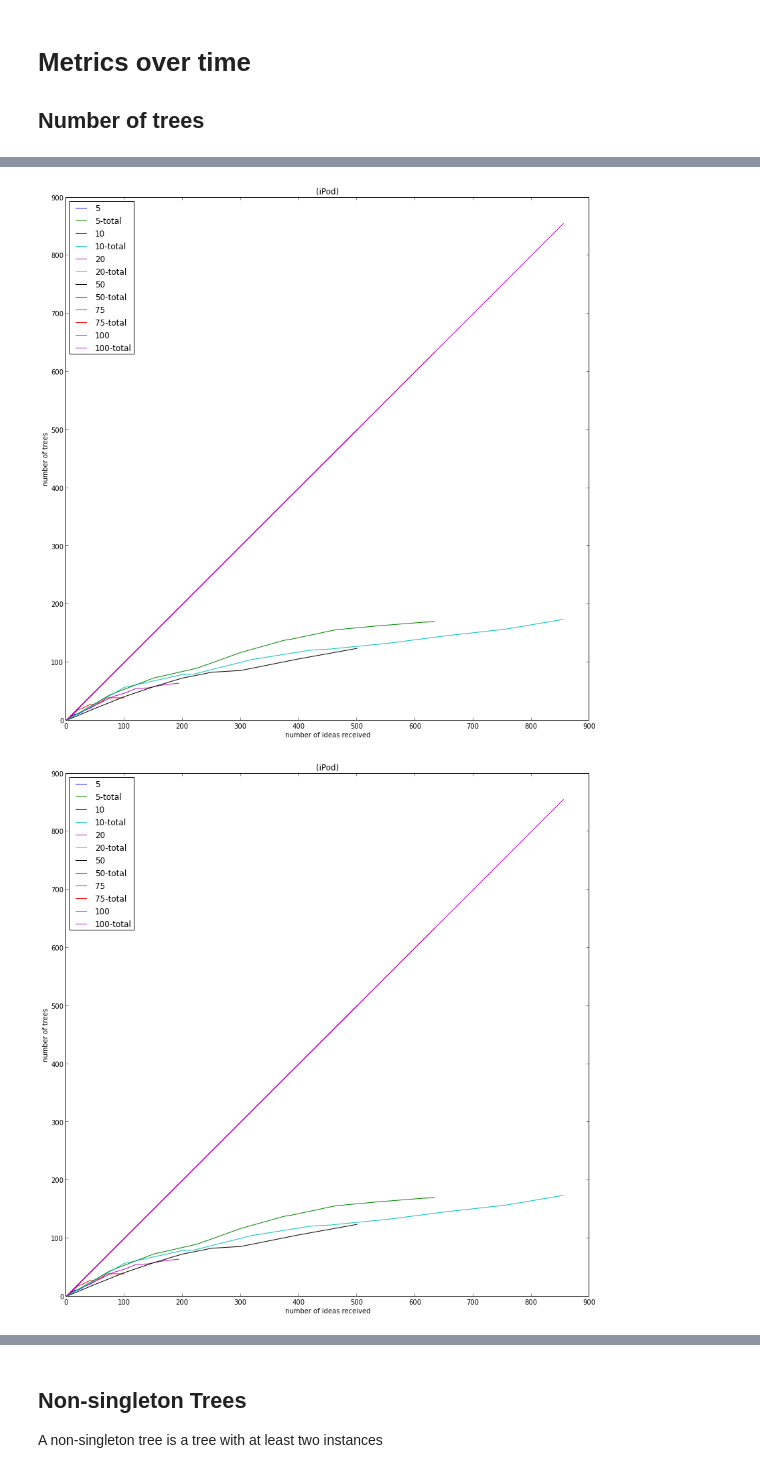
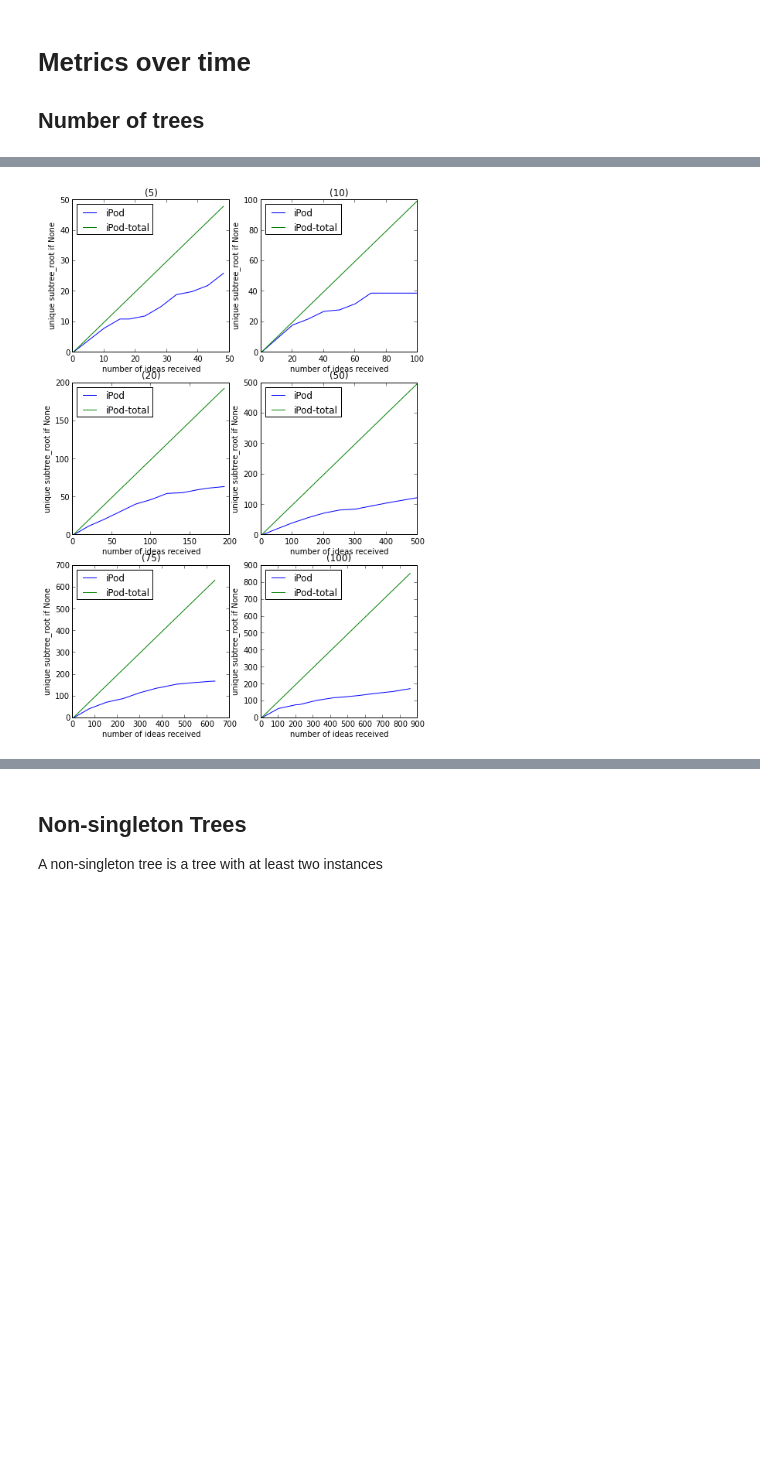
Before and after one commit to filkry/crowbrain, a Jupyter notebook: exps/post_pilot18_stats.ipynb, the cells around one changed output, grey strips where cells are left out. Cells and saved outputs as stored; diff of their text form; code cells hidden in the pictures; blank space fills up the shorter version.

```diff
--- a/exps/post_pilot18_stats.ipynb
+++ b/exps/post_pilot18_stats.ipynb
@@ -1148,13 +1171,5 @@ subplots_cross_cond(vcdf, 'num_requested',
-# %%
-pf = dec_plot_func_cross_cond(plot_func_cumulative_count_no_repeat('subtree_root'),
-                          'num_requested', legend_loc='upper left')
-
-vcdf = df[df['valid_cluster'] > 0]
-subplots_cross_cond(vcdf, 'question_code',
-                    xlab = 'number of ideas received',
-                    ylab = 'number of trees',
-                    plot_func = pf,
-                    subplot_size = (14,14))
-# %% [output]
-[figure, removed]
-[figure, removed]
+# %%
+vcdf = df[df['valid_cluster'] > 0]
+field_by_order_split_nr(vcdf, 'subtree_root')
+# %% [output]
+[figure, added]
```
Also changed, not shown: parts of 44 cells of this notebook.
